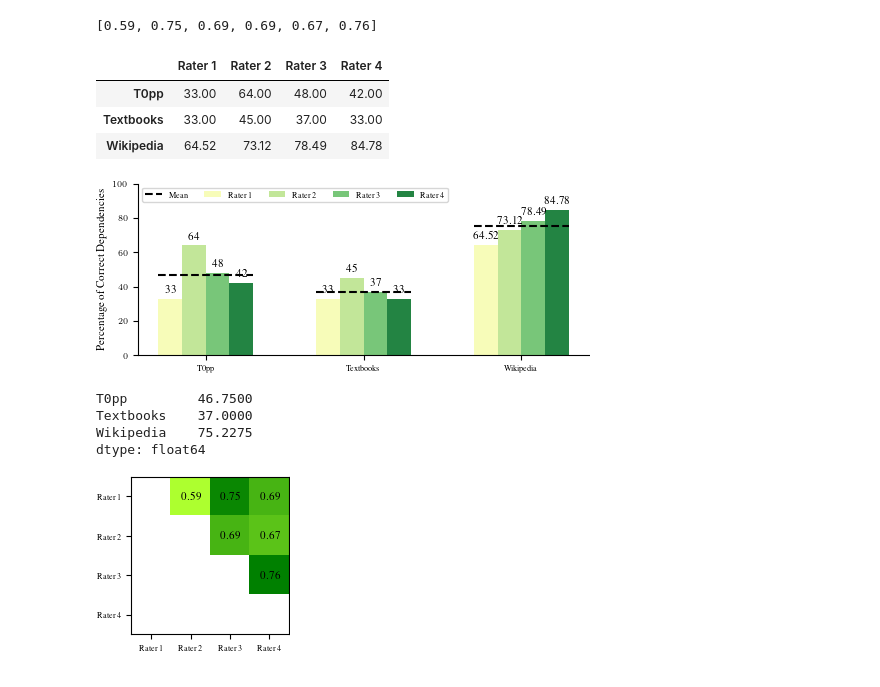
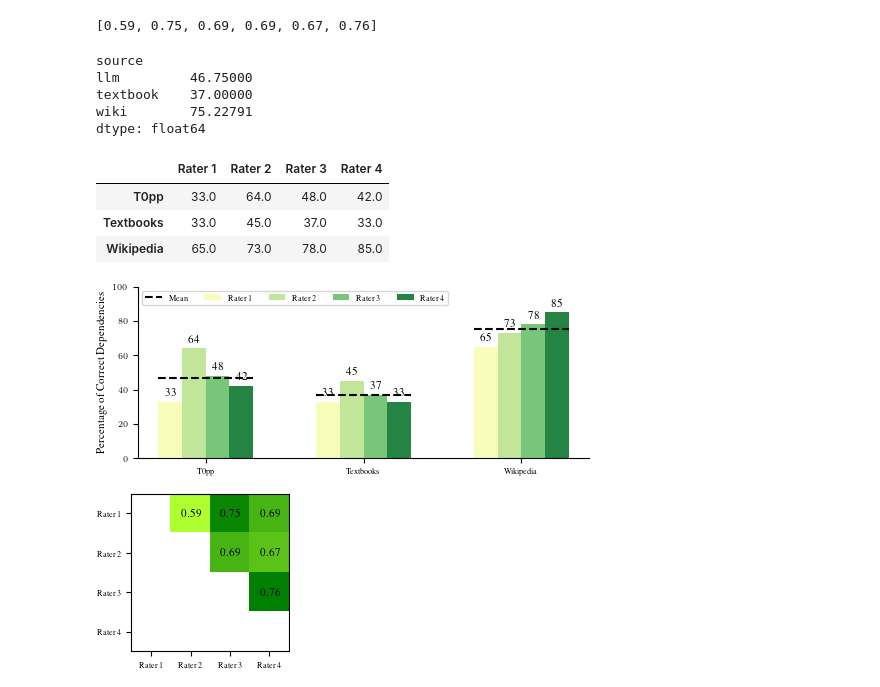
Before and after one commit to mlcolab/learning-dependencies, a Jupyter notebook: exp/24_validation_results.ipynb, the cells around one changed output. Saved outputs shown, nothing was run; the diff lists cells and outputs as text; code cells hidden in the pictures.

```diff
--- a/exp/24_validation_results.ipynb
+++ b/exp/24_validation_results.ipynb
@@ -46,16 +46,24 @@ kappa(ratings.iloc[:,2], ratings.iloc[:,4]),
 kappa(ratings.iloc[:,3], ratings.iloc[:,4]),])
 # %% [output]
 [0.59, 0.75, 0.69, 0.69, 0.67, 0.76]
+# %%
+(ratings.groupby("source").mean()*100).mean(axis=1)
+# %% [output]
+source
+llm         46.75000
+textbook    37.00000
+wiki        75.22791
+dtype: float64
 # %%
-ratings_summary = round(ratings.groupby("source").mean()*100,2)
+ratings_summary = round(ratings.groupby("source").mean()*100,0)
 ratings_summary.index = ["T0pp","Textbooks","Wikipedia"]
 ratings_summary.columns = ["Rater 1", "Rater 2", "Rater 3", "Rater 4"]
 ratings_summary
 # %% [output]
 |  | Rater 1 | Rater 2 | Rater 3 | Rater 4 |
-| T0pp | 33.00 | 64.00 | 48.00 | 42.00 |
-| Textbooks | 33.00 | 45.00 | 37.00 | 33.00 |
-| Wikipedia | 64.52 | 73.12 | 78.49 | 84.78 |
+| T0pp | 33.0 | 64.0 | 48.0 | 42.0 |
+| Textbooks | 33.0 | 45.0 | 37.0 | 33.0 |
+| Wikipedia | 65.0 | 73.0 | 78.0 | 85.0 |
 # %%
 fig, ax = plt.subplots(layout='constrained', figsize=(5,2))
 
@@ -84,14 +92,7 @@ ax.legend(loc='upper left', ncols=5)
 plt.show()
 fig.savefig("../doc/img/rating.pdf", format="pdf")
 # %% [output]
-[figure, old version]
+[figure, new version]
-# %%
-ratings_summary.mean(axis=1)
-# %% [output]
-T0pp         46.7500
-Textbooks    37.0000
-Wikipedia    75.2275
-dtype: float64
 # %%
 import plotly.express as px
 N=4
```
Also changed, not shown: 1 other file.
